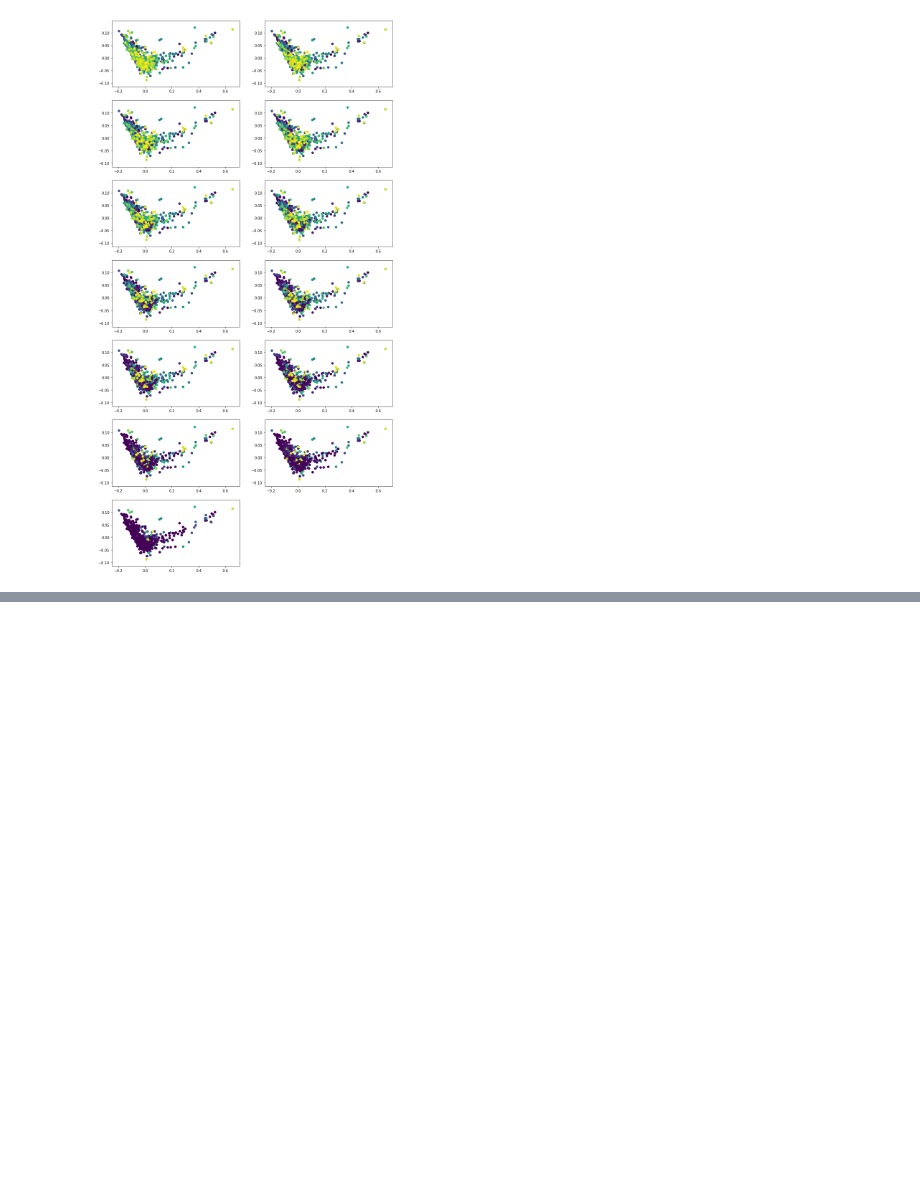
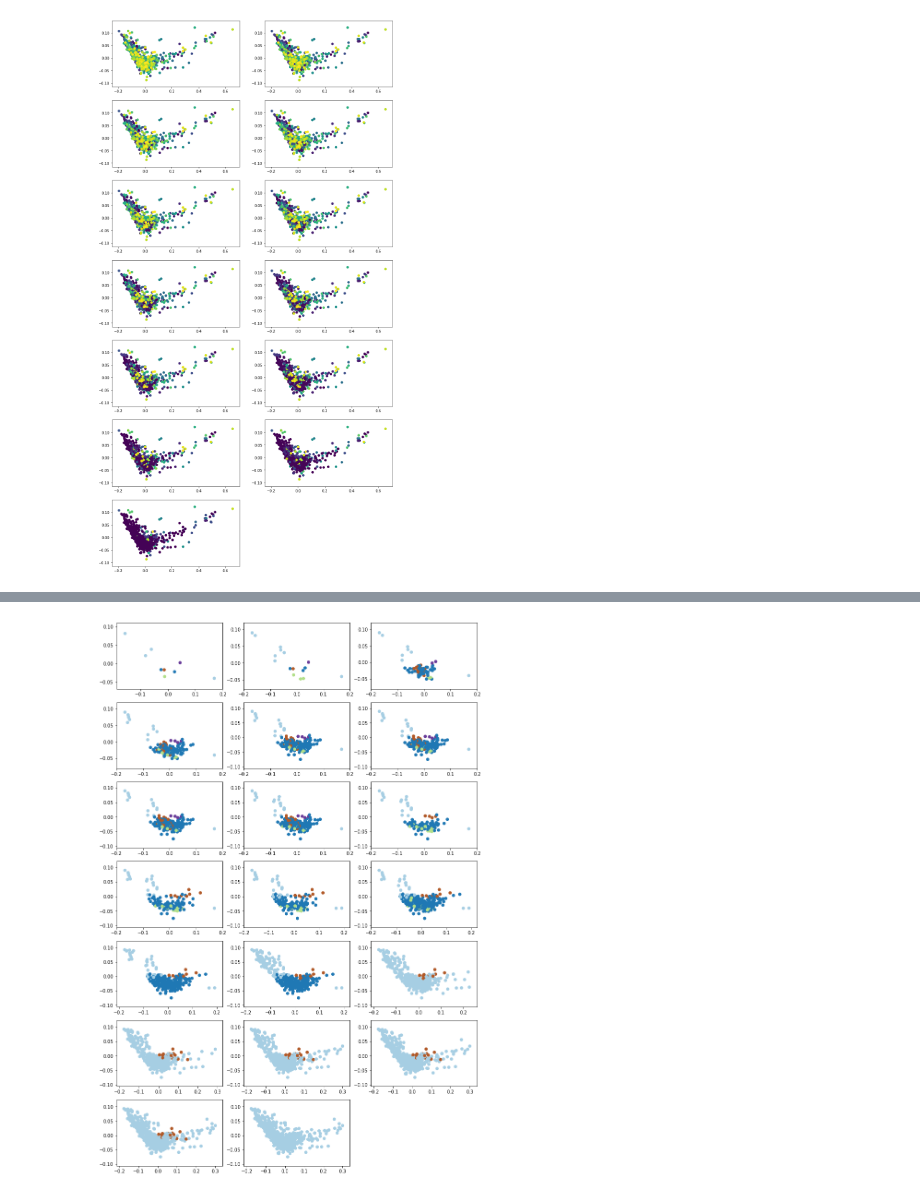
Before and after one commit to KChalk/MachineLearning, a Jupyter notebook: Untitled Folder/MinimalProject.ipynb, the cells around one changed output, grey strips where cells are left out. Cells and saved outputs as stored; diff of their text form; code cells hidden in the pictures; blank space fills up the shorter version.

```diff
--- a/Untitled Folder/MinimalProject.ipynb
+++ b/Untitled Folder/MinimalProject.ipynb
@@ -251,0 +261,25 @@ plt.show()
+# %%
+fig = plt.figure(figsize=(14,28))
+
+j=0
+for i in range(0,299, 100):
+    plotData=pd.DataFrame(pcs, index=subset_inputs['subreddit'])
+    plotData['cluster']=history.loc[:,str(i)]
+    mask=np.isin(plotData['cluster'], [12,0,5,16,4,140,1,26,111])
+    plotData=plotData.loc[mask]
+    j+=1
+    fig.add_subplot(9, 3, j)
+    plt.scatter(x=plotData[0],y=plotData[1], c=plotData['cluster'], cmap='Paired')
+
+for i in range(300,639, 20):
+    plotData=pd.DataFrame(pcs, index=subset_inputs['subreddit'])
+    plotData['cluster']=history.loc[:,str(i)]
+    mask=np.isin(plotData['cluster'], [12,0,5,16,4,140,1,26,111])
+    plotData=plotData.loc[mask]
+    j+=1
+    fig.add_subplot(9, 3, j)
+    plt.scatter(x=plotData[0],y=plotData[1], c=plotData['cluster'], cmap='Paired')
+
+plt.show()
+# %% [output]
+[figure, added]
```
Also changed, not shown: parts of 3 cells of this notebook, 3 other files.
